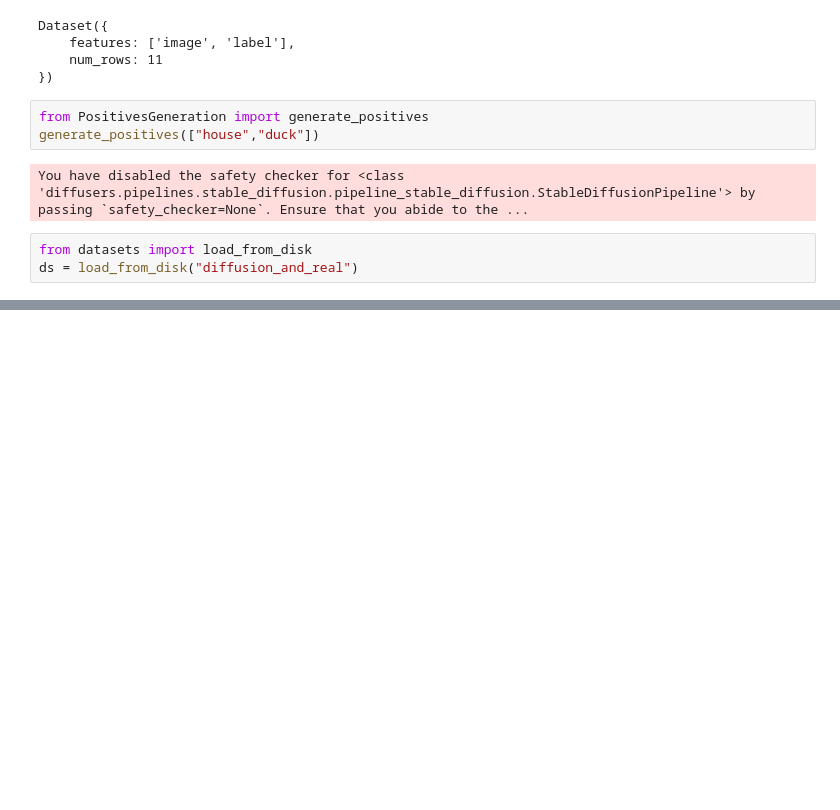
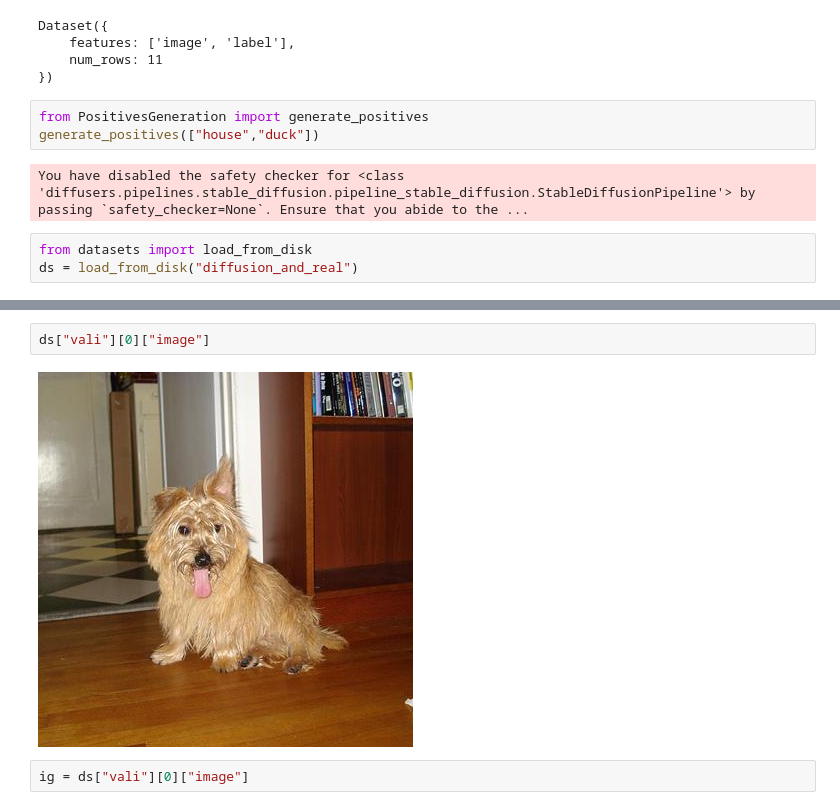
Before and after one commit to TimKond/diffusion-detection, a Jupyter notebook: data/dataset-inspect.ipynb, the cells around one changed output, grey strips where cells are left out. Saved outputs shown, nothing was run; the diff lists cells and outputs as text; blank space fills up the shorter version.

```diff
--- a/data/dataset-inspect.ipynb
+++ b/data/dataset-inspect.ipynb
@@ -127,0 +143,6 @@ ds["vali"][0]
+# %%
+ds["vali"][0]["image"]
+# %% [output]
+[figure, added]
+# %%
+ig = ds["vali"][0]["image"]
```
Also changed, not shown: parts of 4 cells of this notebook, 4 other files.
